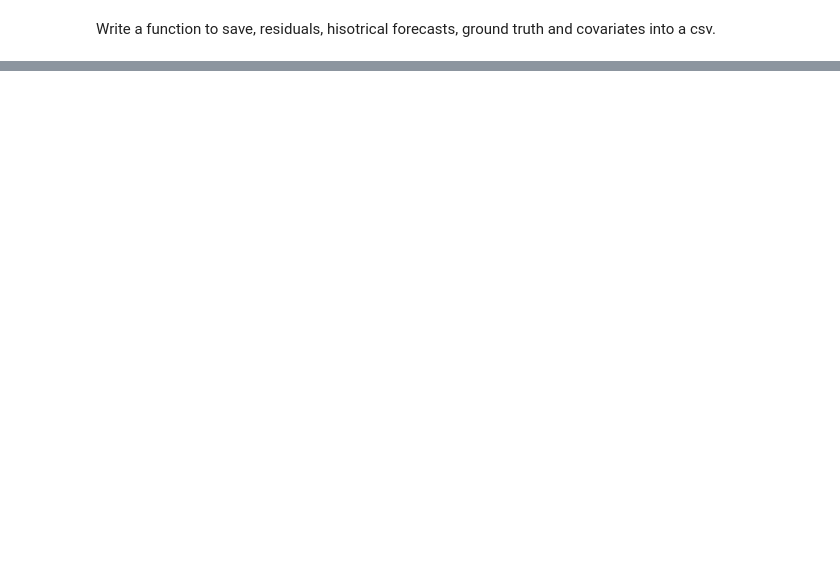
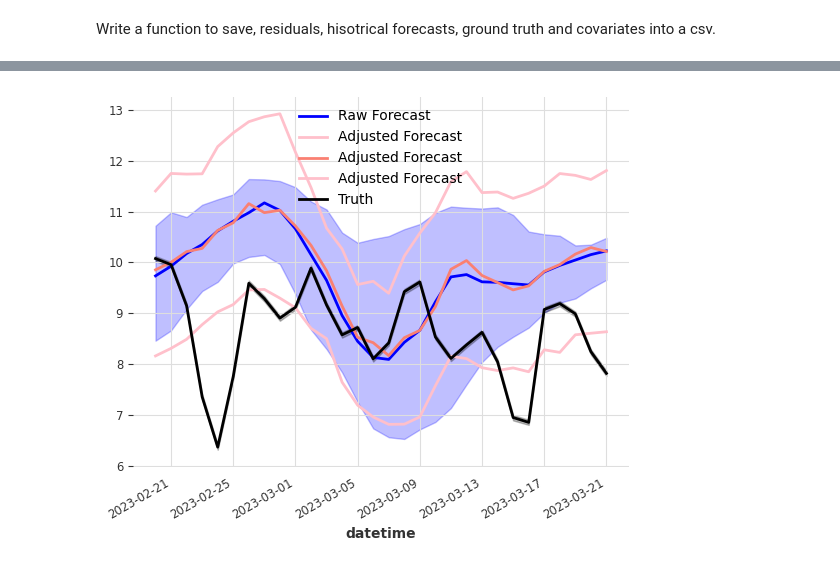
Before and after one commit to boettiger-lab/neon4cast-darts-submit, a Jupyter notebook: residual_learning/general_residual_correction.ipynb, the cells around one changed output, grey strips where cells are left out. Saved outputs shown, nothing was run; the diff lists cells and outputs as text; code cells hidden in the pictures; blank space fills up the shorter version.

```diff
--- a/residual_learning/general_residual_correction.ipynb
+++ b/residual_learning/general_residual_correction.ipynb
@@ -741,14 +851,18 @@ ValueError: Timestamp must be between 2021-05-01 00:00:00 and 2023-01-20 00:00:0
 # %%
 df = pd.read_csv("residual_forecaster_output.csv")
 times = pd.to_datetime(df["datetime"])
 times = pd.DatetimeIndex(times)
 values = df.loc[:, df.columns!="datetime"].to_numpy().reshape((30, 1, -1))
 residuals = TimeSeries.from_times_and_values(times,
                                              values,
                                              fill_missing_dates=True, freq="D")
 
 plt.clf()
 direct_predictions_ts.plot(color="blue", label="Raw Forecast")
-(direct_predictions_ts+residuals).plot(color="salmon", label="Adjusted Forecast")
+(direct_predictions_ts.quantile_timeseries(0.5)+residuals.quantile_timeseries(0.95)).plot(color="pink", label="Adjusted Forecast")
+(direct_predictions_ts.quantile_timeseries(0.5)+residuals.quantile_timeseries(0.5)).plot(color="salmon", label="Adjusted Forecast")
+(direct_predictions_ts.quantile_timeseries(0.5)+residuals.quantile_timeseries(0.05)).plot(color="pink", label="Adjusted Forecast")
 block_rnn_forecaster.validation_set[:30].plot(color="black", label="Truth")
 plt.show()
+# %% [output]
+[figure, added]
```
Also changed, not shown: parts of 11 cells of this notebook.
